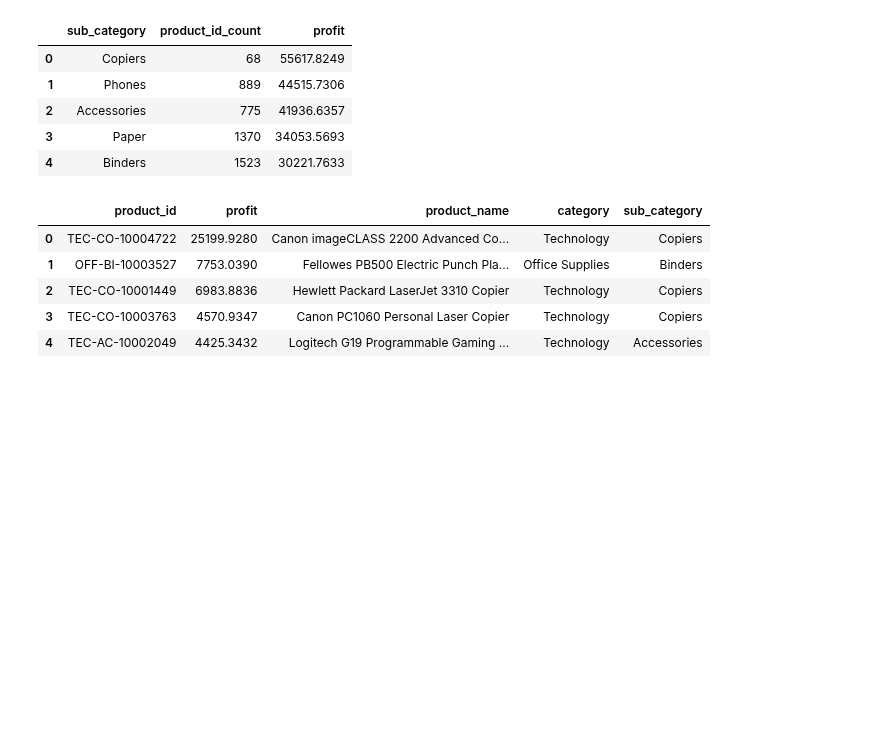
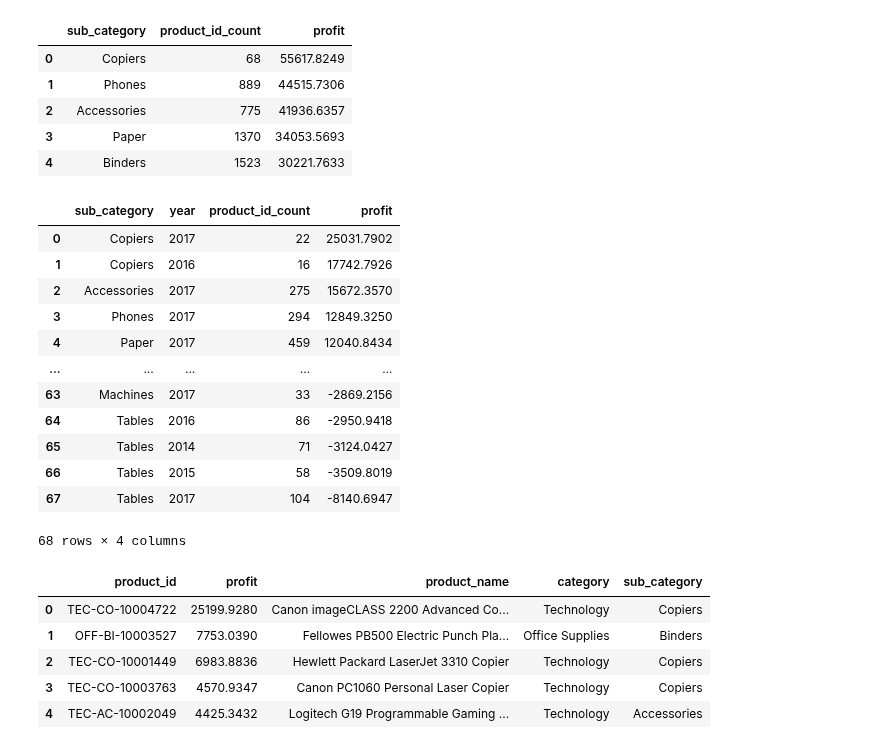
Before and after one commit to Dilcia19/superstore, a Jupyter notebook: notebooks/analysis_in_py.ipynb, the cells around one changed output. Saved outputs shown, nothing was run; the diff lists cells and outputs as text; code cells hidden in the pictures; blank space fills up the shorter version.

```diff
--- a/notebooks/analysis_in_py.ipynb
+++ b/notebooks/analysis_in_py.ipynb
@@ -199,6 +199,24 @@ top_5_sub_category
 | 2 | Accessories | 775 | 41936.6357 |
 | 3 | Paper | 1370 | 34053.5693 |
 | 4 | Binders | 1523 | 30221.7633 |
+# %%
+top_5_sub_category_year = store_records[['product_id', 'profit', 'product_name','category','sub_category','year']].groupby(['sub_category','year']).agg({'product_id':'count', 'profit':'sum'}).rename(columns={'product_id':'product_id_count'}).sort_values(by='profit', ascending=False).reset_index()
+# top_5_sub_category_year = top_5_sub_category_year.iloc
+top_5_sub_category_year
+# %% [output]
+|  | sub_category | year | product_id_count | profit |
+| 0 | Copiers | 2017 | 22 | 25031.7902 |
+| 1 | Copiers | 2016 | 16 | 17742.7926 |
+| 2 | Accessories | 2017 | 275 | 15672.3570 |
+| 3 | Phones | 2017 | 294 | 12849.3250 |
+| 4 | Paper | 2017 | 459 | 12040.8434 |
+| ... | ... | ... | ... | ... |
+| 63 | Machines | 2017 | 33 | -2869.2156 |
+| 64 | Tables | 2016 | 86 | -2950.9418 |
+| 65 | Tables | 2014 | 71 | -3124.0427 |
+| 66 | Tables | 2015 | 58 | -3509.8019 |
+| 67 | Tables | 2017 | 104 | -8140.6947 |
+68 rows × 4 columns
 # %%
 # top 5 list of products that generate the most profit
 
```
Also changed, not shown: parts of 1 cell of this notebook, 2 other files.
